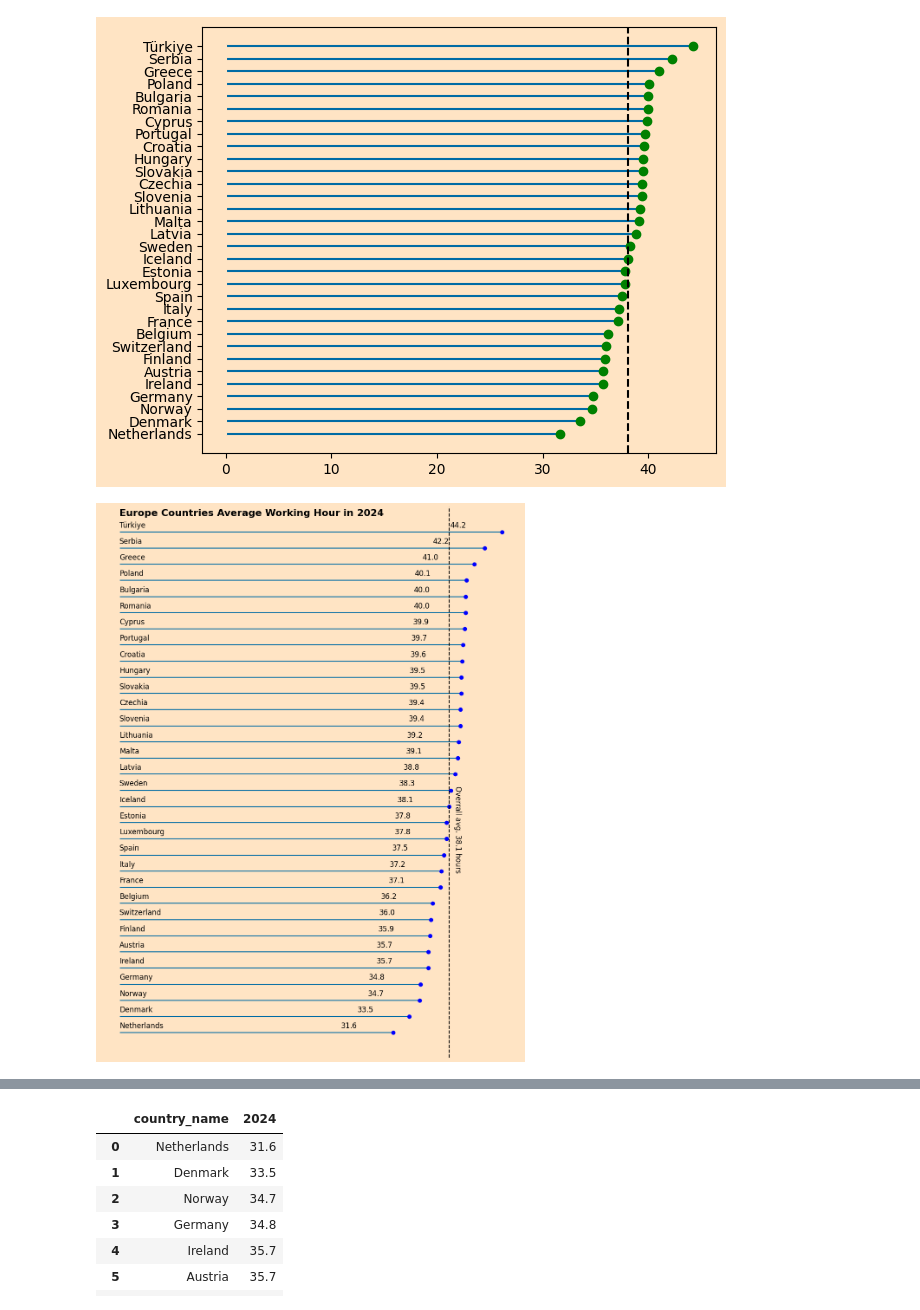
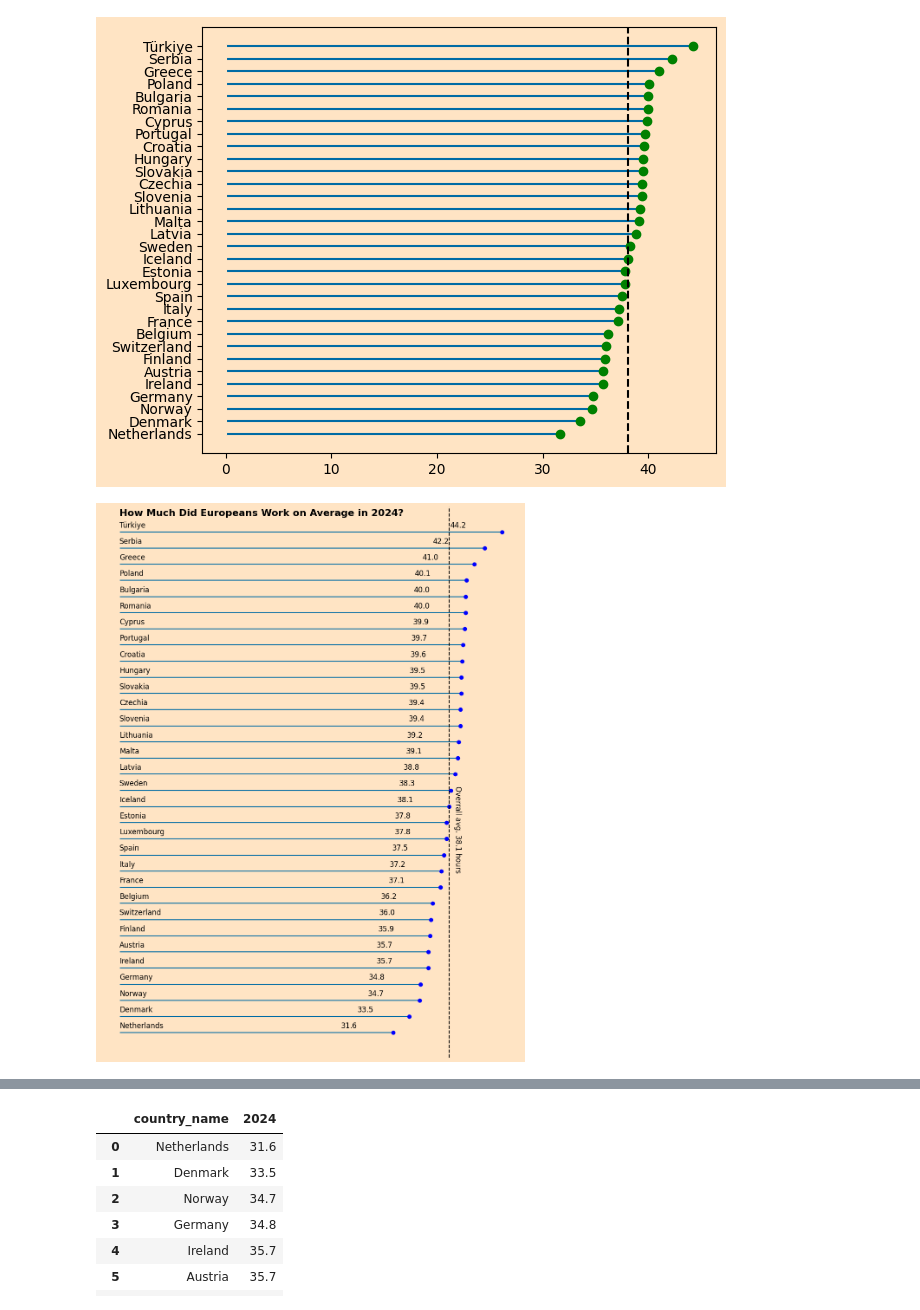
Before and after one commit to tdoan123/data-learning-journey, a Jupyter notebook: Python/Bamboo Weekly/bw_127_wp.ipynb, the cells around one changed output, grey strips where cells are left out. Saved outputs shown, nothing was run; the diff lists cells and outputs as text; code cells hidden in the pictures.

```diff
--- a/Python/Bamboo Weekly/bw_127.ipynb
+++ b/Python/Bamboo Weekly/bw_127_wp.ipynb
@@ -892,7 +1009,7 @@ ax.spines[:].set_visible(False) # removing  figure lines (top, right, bottem, le
 ax.text(
     x = 0,
     y = 32,
-    s='Europe Countries Average Working Hour in 2024',
+    s='How Much Did Europeans Work on Average in 2024?',
     size = 16,
     fontweight = 'bold'
 )
@@ -901,34 +1018,34 @@ ax.text(
 ax.text(
     x = mean2024 + 1,
     y =  10,
     s = f"Overrall avg. {mean2024:.1f} hours",
     color = text_color,
     fontsize = 12,
     rotation = 270,
     ha = 'center'
 )
 
     # to create name and value for each line of the main data
 for i, row in work_df2_2024.iterrows():
     ax.text(
         x = row[2024] - 6,
         y =  i + 0.3,
         s = f"{row[2024]:.1f}",
         color = text_color, ha = 'left',
         size = 12
     )
     ax.text(
         x = 0,
         y = i + 0.3,
         s = row['country_name'],
         color = text_color,
         size = 12
     )
 
 plt.tight_layout()
 plt.show()
 # %% [output]
-[figure, old version]
+[figure, new version]
 # %%
 for i, row in work_df2_2024.iterrows():
     print(f"i value = {i}")
```
Also changed, not shown: parts of 21 cells of this notebook.
